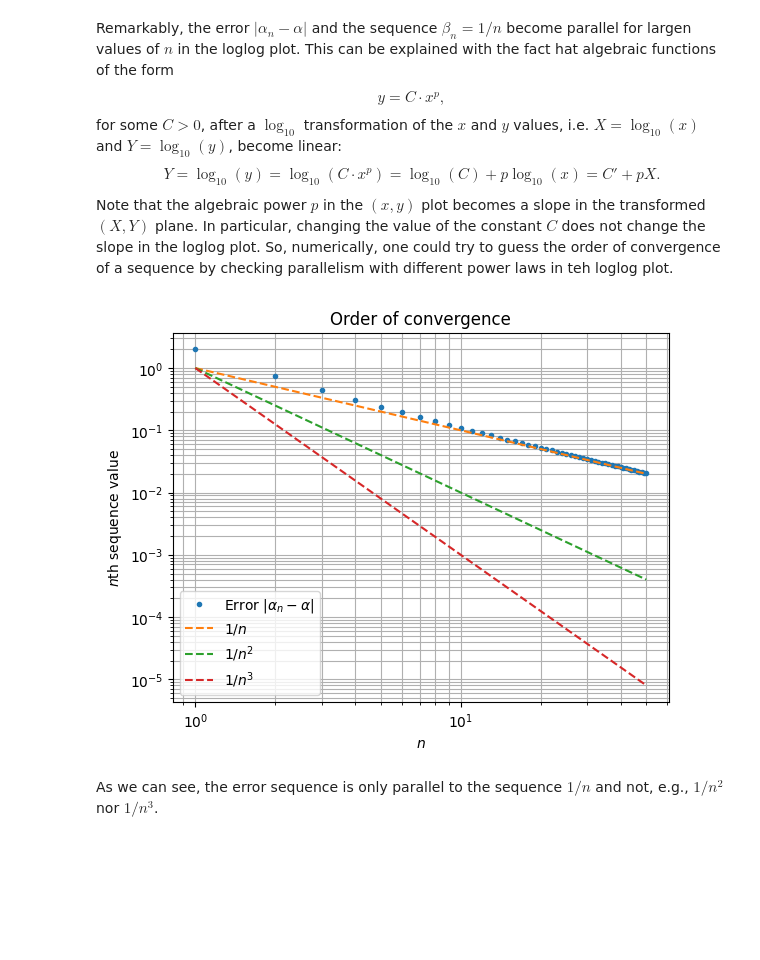
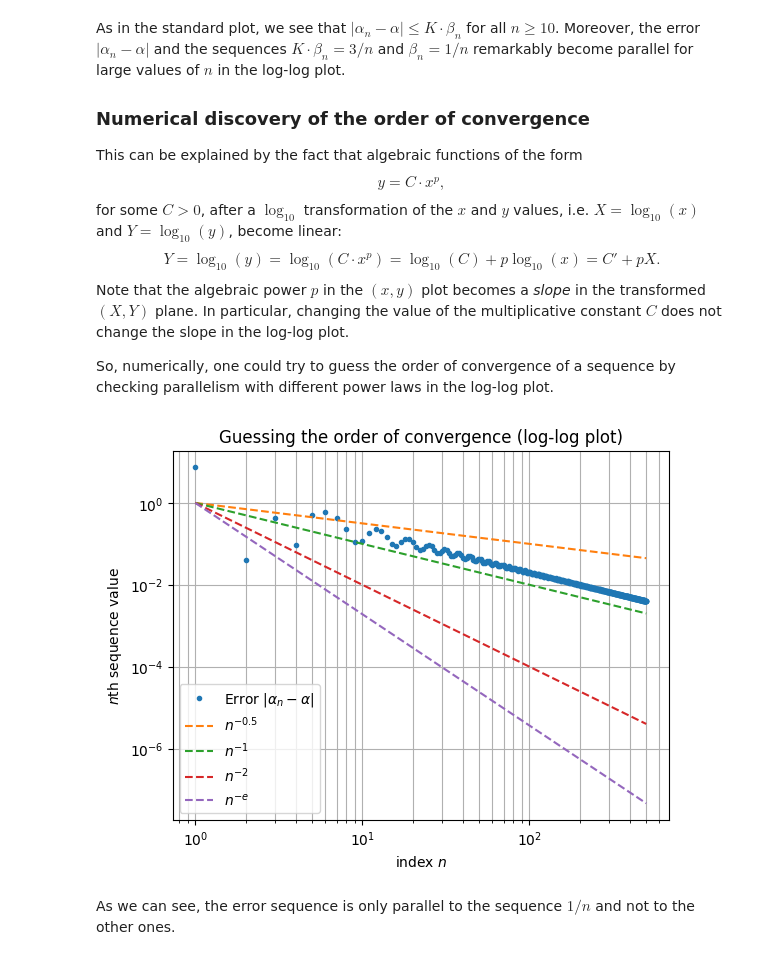
Before and after one commit to simone-brugiapaglia/numerical-analysis-notebooks, a Jupyter notebook: 02_convergence.ipynb, the cells around one changed output. Saved outputs shown, nothing was run; the diff lists cells and outputs as text; code cells hidden in the pictures; blank space fills up the shorter version.

```diff
--- a/02_convergence.ipynb
+++ b/02_convergence.ipynb
@@ -33,8 +36,8 @@ $$
 $$
 converging to $\alpha = 1$.
 # %%
-n = 1 + np.arange(50)      # n values
-alpha_n = 1 + 1/n + 1/n**2 # alpha_n values
+n = 1 + np.arange(30)      # n values
+alpha_n = 1 + 2/n + 10 * np.cos(n)/n**2 # alpha_n values
 alpha = np.ones(n.shape)   # alpha values
 
 # Visualize convergence of alpha_n to alpha
@@ -75,11 +86,17 @@ By using a *loglog plot*, the situation becomes extremely clear. A loglog plot i
 # %%
-plt.loglog(n, np.abs(alpha_n -  alpha), '.', label = "Error $|α_n - α|$")
-plt.loglog(n, K * beta_n, '--', label = "$K \cdot β_n$")
-plt.xlabel('$n$')
+n_larger = np.arange(500) + 1 # n values
+alpha_n_larger = 1 + 2/n + 10 * np.cos(n)/n**2 # alpha_n values
+alpha_larger = np.ones(n.shape) # alpha values
+beta_n_larger = 1/n
+
+plt.loglog(n, np.abs(alpha_n_larger -  alpha_larger), '.', label = "Error $|α_n - α|$")
+plt.loglog(n, K * beta_n_larger, '--', label = "$K \cdot β_n = 2/n$")
+plt.loglog(n, beta_n_larger, '--', label = "$β_n =1/n$")
+plt.xlabel('index $n$')
 plt.ylabel('$n$th sequence value')
 plt.legend()
 plt.grid(which = 'both')
-plt.title('Order of convergence')
+plt.title('Order of convergence (log-log plot)')
 
 plt.show()
 # %% [output]
@@ -87,5 +104,9 @@ plt.show()
 # %% [markdown]
-Remarkably, the error $|\alpha_n - \alpha|$ and the sequence $\beta_n = 1/n$ become parallel for largen values of $n$ in the loglog plot. This can be explained with the fact hat algebraic functions of the form
+As in the standard plot, we see that $|\alpha_n - \alpha| \leq K \cdot \beta_n$ for all $n \geq 10$. Moreover, the error $|\alpha_n - \alpha|$ and the sequences $K \cdot \beta_n = 3/n$ and $\beta_n = 1/n$ remarkably become parallel for large values of $n$ in the log-log plot.
+
+### Numerical discovery of the order of convergence
+
+This can be explained by the fact that algebraic functions of the form
 $$
 y = C \cdot x^{p},
 $$
@@ -93,20 +114,23 @@ for some $C > 0$, after a $\log_{10}$ transformation of the $x$ and $y$ values,
 $$
 Y = \log_{10}(y) = \log_{10}(C \cdot x^{p}) = \log_{10}(C) +  p \log_{10}(x) = C' + p X.
 $$
-Note that the algebraic power $p$ in the $(x,y)$ plot becomes a slope in the transformed $(X,Y)$ plane. In particular, changing the value of the constant $C$ does not change the slope in the loglog plot. So, numerically, one could try to guess the order of convergence of a sequence by checking parallelism with different power laws in teh loglog plot.
+Note that the algebraic power $p$ in the $(x,y)$ plot becomes a *slope* in the transformed $(X,Y)$ plane. In particular, changing the value of the multiplicative constant $C$ does not change the slope in the log-log plot.
+
+So, numerically, one could try to guess the order of convergence of a sequence by checking parallelism with different power laws in the log-log plot.
 # %%
-plt.loglog(n, np.abs(alpha_n -  alpha), '.', label = "Error $|α_n - α|$")
-plt.loglog(n, 1/n, '--', label = "$1/n$")
-plt.loglog(n, 1/n**2, '--', label = "$1/n^2$")
-plt.loglog(n, 1/n**3, '--', label = "$1/n^3$")
-plt.xlabel('$n$')
+plt.loglog(n_larger, np.abs(alpha_n_larger -  alpha_larger), '.', label = "Error $|α_n - α|$")
+plt.loglog(n_larger, 1/np.sqrt(n_larger), '--', label = "$n^{-0.5}$")
+plt.loglog(n_larger, 1/n_larger, '--', label = "$n^{-1}$")
+plt.loglog(n_larger, 1/n_larger**2, '--', label = "$n^{-2}$")
+plt.loglog(n_larger, 1/n_larger**(math.e), '--', label = "$n^{-e}$")
+plt.xlabel('index $n$')
 plt.ylabel('$n$th sequence value')
 plt.legend()
 plt.grid(which = 'both')
-plt.title('Order of convergence')
+plt.title('Guessing the order of convergence (log-log plot)')
 
 plt.show()
 # %% [output]
-[figure, old version]
+[figure, new version]
 # %% [markdown]
-As we can see, the error sequence is only parallel to the sequence $1/n$ and not, e.g., $1/n^2$ nor $1/n^3$.
+As we can see, the error sequence is only parallel to the sequence $1/n$ and not to the other ones.
```
Also changed, not shown: parts of 11 cells of this notebook.
